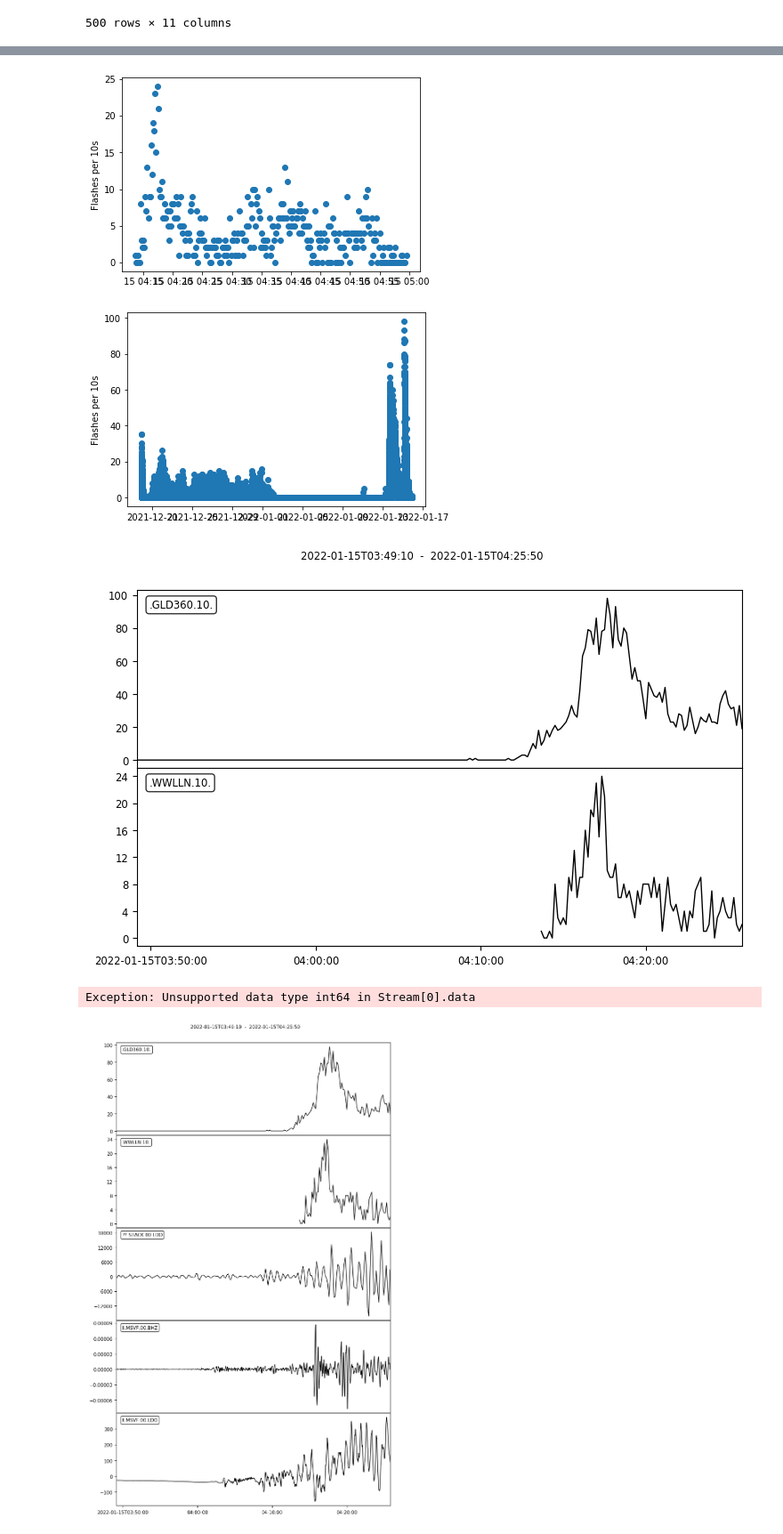
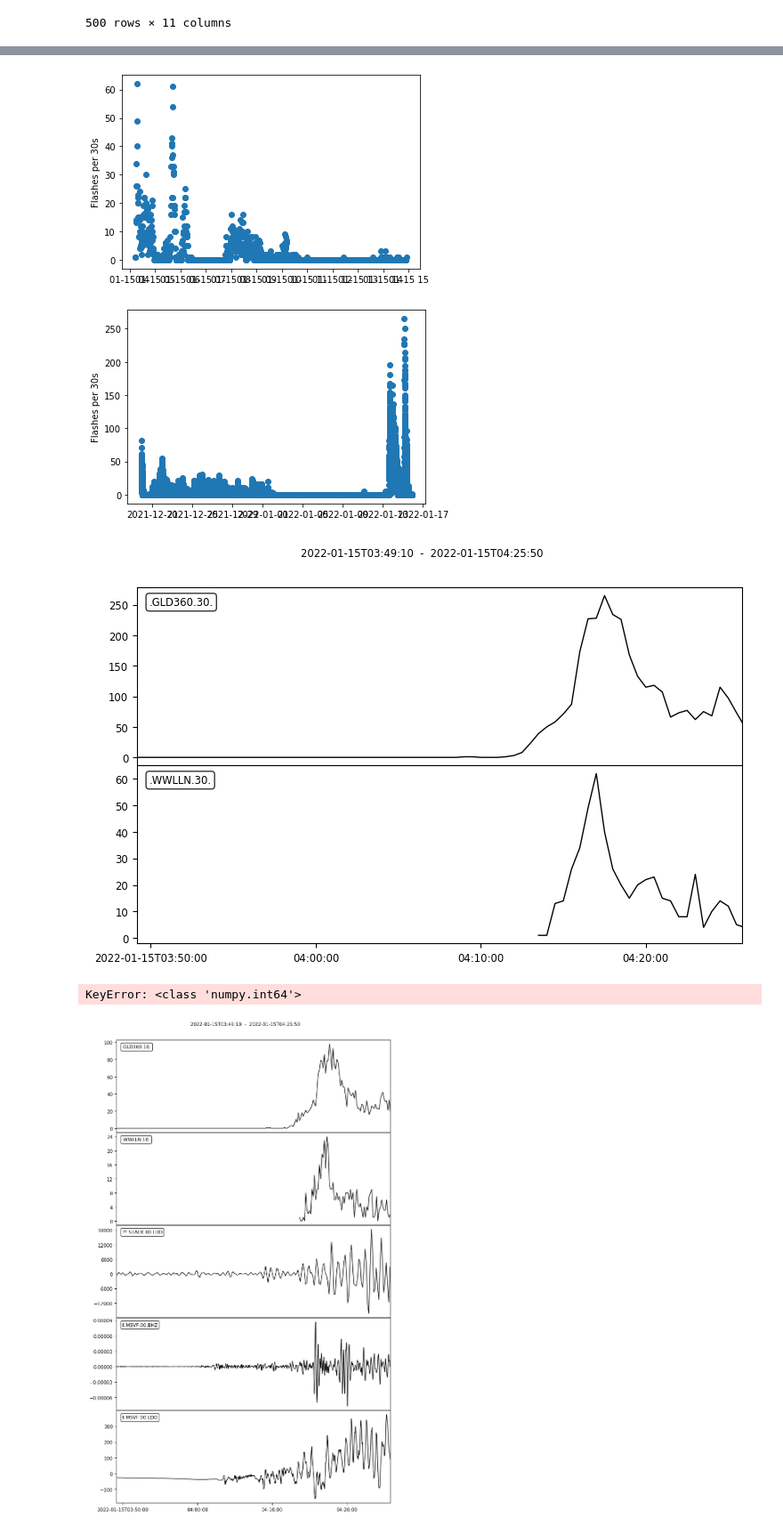
Before and after one commit to gthompson/kitchensinkGT, a Jupyter notebook: PROJECTS/Tonga/plot_tonga_lightning_data.ipynb, the cells around one changed output, grey strips where cells are left out. Shown at 89% size. Cells and saved outputs as stored; diff of their text form; code cells hidden in the pictures.

Commit message:
trying to fix lightning data

```diff
--- a/PROJECTS/Tonga/plot_tonga_lightning_data.ipynb
+++ b/PROJECTS/Tonga/plot_tonga_lightning_data.ipynb
@@ -8,9 +8,11 @@ import os
 import numpy as np
 import pandas as pd
 import matplotlib.pyplot as plt
+import obspy
 from obspy import UTCDateTime
 from datetime import datetime
-DATA_DIR = os.path.join(os.getenv('HOME'), 'DATA', 'Tonga_eruption_analysis')
+#DATA_DIR = os.path.join(os.getenv('HOME'), 'DATA', 'Tonga_eruption_analysis')
+DATA_DIR = os.path.join(os.getenv('HOME'), 'DATA', 'HungaTonga')
 # %%
 from obspy.geodetics import locations2degrees, degrees2kilometers
 sourcelat = -20.536
@@ -102,7 +97,7 @@ def plot_gld360(df, starttime='1900-01-01', endtime='2100-01-01', lightning_type
 # Parameters Steve asked for were -24 to -18 lat, -179 to -172 lon, 0400 to 1600 UTC
 # residual is fit residual in microseconds
 # I should add a distanceM column from -20.536, -175.382 as for the GLD360 data
-wwllndatafile = os.path.join(DATA_DIR, 'A20220115.HungaTonga.loc')
+wwllndatafile = os.path.join(DATA_DIR, 'LIGHTNING', 'A20220115.HungaTonga.loc')
 wwllndf = pd.read_csv(wwllndatafile, names=['date', 'time', 'latitude', 'longitude', 'residual', 'num_stations'])
 
 # Create a datetime column
@@ -120,4 +115,3 @@ wwllndf['cum_events']=np.cumsum(wwllndf['ones'])
 wwllndf['cum_detections']=np.cumsum(wwllndf['num_stations'])
 
 add_distanceM_column(wwllndf)
-#add_CountsPerMinute_column(wwllndf)
@@ -125,7 +123,7 @@ add_distanceM_column(wwllndf)
 # Load Vaisala GLD360 data
 # contact is chris.vagasky@vaisala.com, see email from March 3, 2022
 # distanceM is from -20.536, -175.382.
-gld360datafile = os.path.join(DATA_DIR, 'Hunga_Tonga_Lightning_within_300km_December-January.csv')
+gld360datafile = os.path.join(DATA_DIR, 'LIGHTNING', 'Hunga_Tonga_Lightning_within_300km_December-January.csv')
 gld360df = pd.read_csv(gld360datafile)
 
 # Create a datetime column
@@ -134,6 +132,7 @@ gld360df.sort_values(by='datetime',inplace=True)
 
 # Add other columns for plotting purposes - do not add cumulative columns unless i subset later
 gld360df['ones']=np.ones(len(gld360df['datetime']))
+gld360df['cum_events']=np.cumsum(gld360df['ones'])
 
 weightedCurrent = []
 for i, row in gld360df.iterrows():
@@ -173,7 +179,8 @@ See the caveats in the documentation: http://pandas.pydata.org/pandas-docs/stabl
 [figure]
 [figure]
 # %%
-wwllnf = wwllndf.loc[(wwllndf['datetime'] >= '2022-01-15 04:00:00') & (wwllndf['datetime'] < '2022-01-15 05:00:00')]
+# time filter WWLLN data
+wwllnf = wwllndf.loc[(wwllndf['datetime'] >= '2022-01-15 03:00:00') & (wwllndf['datetime'] < '2022-01-15 17:00:00')]
 wwllnf.head(500)
 # %% [output]
 |  | date | time | latitude | longitude | residual | num_stations | datetime | ones | cum_events | ... |
@@ -197,48 +228,49 @@ Timestamp('2022-01-15 04:13:46.280020')
 import obspy
 st = obspy.Stream()
 radiusM = 10000
+dt = 30
 
 df2 = wwllnf.loc[ (wwllnf['distanceM'] < radiusM)]
 wwllnf2=df2.set_index('datetime')
-wwlln_hist = wwllnf2.resample('10s').count()
+wwlln_hist = wwllnf2.resample('%ds' % dt).count()
 fig, ax = plt.subplots(1,1)
 ax.plot_date(wwlln_hist.index, wwlln_hist.ones)
-ax.set_ylabel('Flashes per 10s')
+ax.set_ylabel('Flashes per %ds' % dt)
 
 df3 = gld360df.loc[ (gld360df['distanceM'] < radiusM)]
 gld360_2=df3.set_index('datetime')
-gld360_hist = gld360_2.resample('10s').count()
+gld360_hist = gld360_2.resample('%ds' % dt).count()
 fig, ax = plt.subplots(1,1)
 ax.plot_date(gld360_hist.index, gld360_hist.ones)
-ax.set_ylabel('Flashes per 10s')
+ax.set_ylabel('Flashes per %ds' % dt)
 
 tr = obspy.Trace()
-tr.id = '.WWLLN.10.'
+tr.id = '.WWLLN.%d.' % dt
 tr.stats.starttime = obspy.UTCDateTime(wwlln_hist.index[0])
-tr.stats.delta = 10.0
+tr.stats.delta = dt
 tr.data = np.array(wwlln_hist.ones)
 #tr.plot()
 st.append(tr)
 
 
 tr = obspy.Trace()
-tr.id = '.GLD360.10.'
+tr.id = '.GLD360.%d.' % dt
 tr.stats.starttime = obspy.UTCDateTime(gld360_hist.index[0])
-tr.stats.delta = 10.0
+tr.stats.delta = dt
 tr.data = np.array(gld360_hist.ones)
 #tr.plot()
 st.append(tr)
 
 stime = obspy.UTCDateTime(2022,1,15,3,30,0)
 etime = stime + 3600
 st.plot(equal_scale=False, starttime=stime+1150, endtime=etime-250);
 
 st.write('lightning_main_event.mseed')
 # %% [output]
-[figure, old version]
+[figure, new version]
-[figure, old version]
+[figure, new version]
-[figure, old version]
+[figure, new version]
-Exception: Unsupported data type int64 in Stream[0].data
+KeyError: <class 'numpy.int64'>
 # %%
 seismoacoustic = obspy.read('seismoacoustic_main_event.mseed')
 for tr in seismoacoustic:
```
Also changed, not shown: parts of 7 cells of this notebook.
